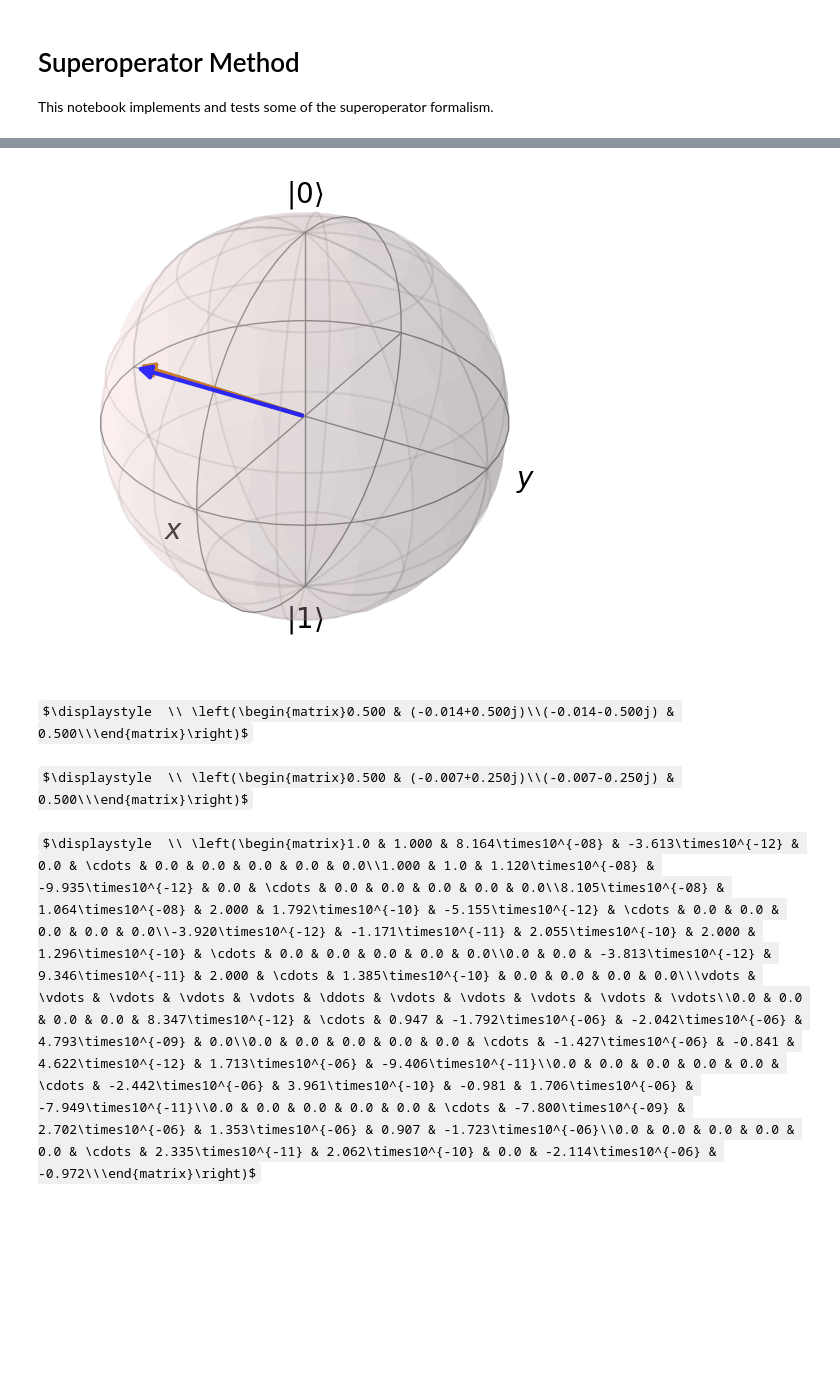
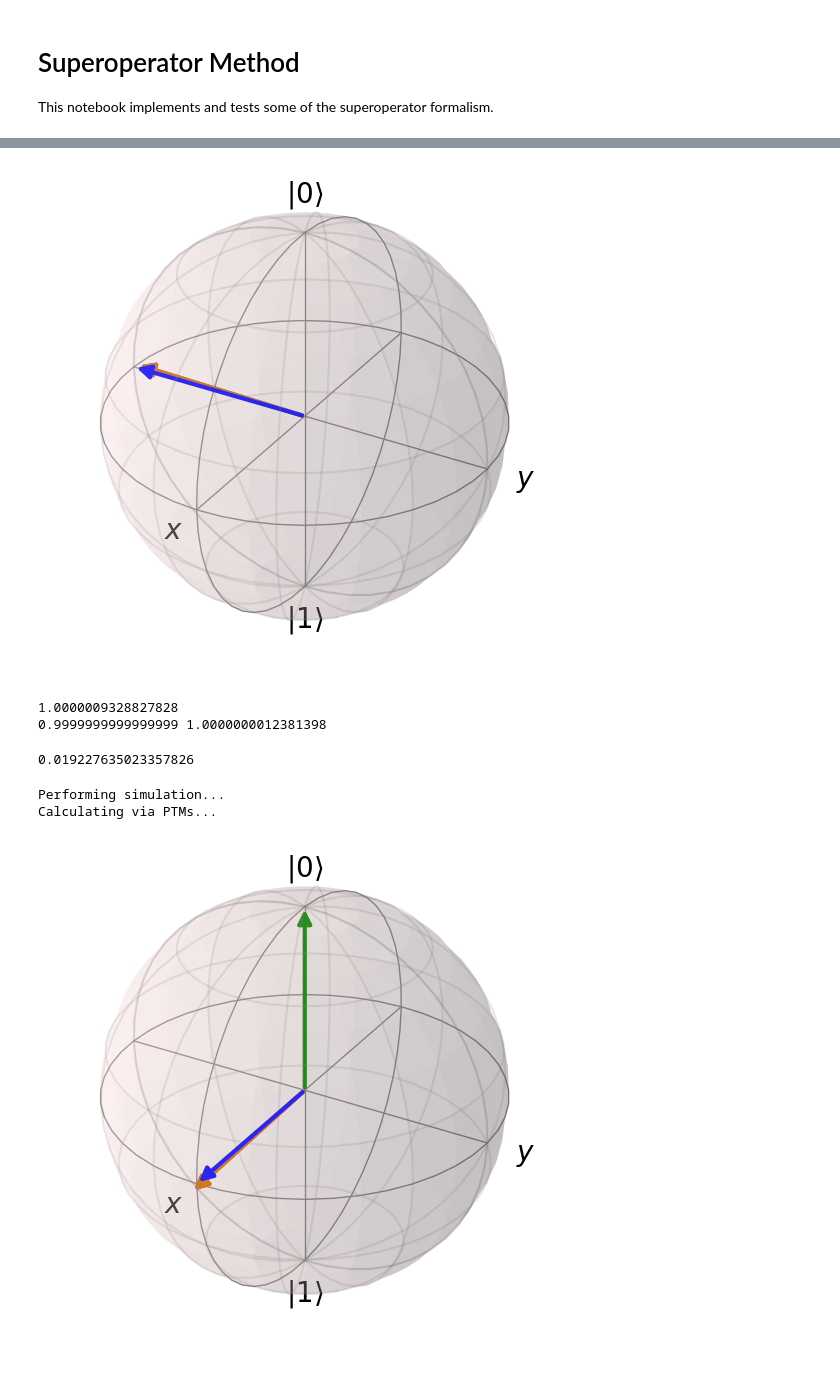
Before and after one commit to manavbabel/Transmon-Simulation, a Jupyter notebook: Superoperator Method.ipynb, the cells around one changed output, grey strips where cells are left out. Drawn from its saved outputs; the diff is of its cells as text; code cells hidden in the pictures; some formulas as TeX source; blank space fills up the shorter version.

```diff
--- a/Superoperator Method.ipynb
+++ b/Superoperator Method.ipynb
@@ -44,4 +25,0 @@ Max norm:
-# %%
-init = basis(8,0)
-r = PTM.apply_PTM(X90_PTM, init)
-plot_bloch(r)
@@ -64,32 +40,37 @@ res_PTM = PTM.apply_PTM(X90_PTM, tr.ψ0)
 res_PTM_ideal = PTM.apply_PTM(X90_PTM_ideal, tr.ψ0)
 # %%
 plot_bloch([res_sim[-1], res_PTM, res_PTM_ideal])
-fidelity(truncate(res_sim[-1]), truncate(res_PTM.unit()))
-disp(truncate(ket2dm(res_sim[-1])))
-disp(truncate(res_PTM.unit()))
-disp(X90_PTM)
+print(fidelity(res_sim[-1], res_PTM))
+print(res_sim[-1].norm(), res_PTM.norm())
 # %% [output]
 [figure]
-$\displaystyle  \\ \left(\begin{matrix}0.500 & (-0.014+0.500j)\\(-0.014-0.500j) & 0.500\\\end{matrix}\right)$
-$\displaystyle  \\ \left(\begin{matrix}0.500 & (-0.007+0.250j)\\(-0.007-0.250j) & 0.500\\\end{matrix}\right)$
-$\displaystyle  \\ \left(\begin{matrix}1.0 & 1.000 & 8.164\times10^{-08} & -3.613\times10^{-12} & 0.0 & \cdots & 0.0 & 0.0 & 0.0 & 0.0 & 0.0\\1.000 & 1.0 & 1.120\times10^{-08} & -9.935\times10^{-12} & 0.0 & \cdots & 0.0 & 0.0 & 0.0 & 0.0 & 0.0\\8.105\times10^{-08} & 1.064\times10^{-08} & 2.000 & 1.792\times10^{-10} & -5.155\times10^{-12} & \cdots & 0.0 & 0.0 & 0.0 & 0.0 & 0.0\\-3.920\times10^{-12} & -1.171\times10^{-11} & 2.055\times10^{-10} & 2.000 & 1.296\times10^{-10} & \cdots & 0.0 & 0.0 & 0.0 & 0.0 & 0.0\\0.0 & 0.0 & -3.813\times10^{-12} & 9.346\times10^{-11} & 2.000 & \cdots & 1.385\times10^{-10} & 0.0 & 0.0 & 0.0 & 0.0\\\vdots & \vdots & \vdots & \vdots & \vdots & \ddots & \vdots & \vdots & \vdots & \vdots & \vdots\\0.0 & 0.0 & 0.0 & 0.0 & 8.347\times10^{-12} & \cdots & 0.947 & -1.792\times10^{-06} & -2.042\times10^{-06} & 4.793\times10^{-09} & 0.0\\0.0 & 0.0 & 0.0 & 0.0 & 0.0 & \cdots & -1.427\times10^{-06} & -0.841 & 4.622\times10^{-12} & 1.713\times10^{-06} & -9.406\times10^{-11}\\0.0 & 0.0 & 0.0 & 0.0 & 0.0 & \cdots & -2.442\times10^{-06} & 3.961\times10^{-10} & -0.981 & 1.706\times10^{-06} & -7.949\times10^{-11}\\0.0 & 0.0 & 0.0 & 0.0 & 0.0 & \cdots & -7.800\times10^{-09} & 2.702\times10^{-06} & 1.353\times10^{-06} & 0.907 & -1.723\times10^{-06}\\0.0 & 0.0 & 0.0 & 0.0 & 0.0 & \cdots & 2.335\times10^{-11} & 2.062\times10^{-10} & 0.0 & -2.114\times10^{-06} & -0.972\\\end{matrix}\right)$
+1.0000009328827828
+0.9999999999999999 1.0000000012381398
+# %%
+average_gate_fidelity(X90_PTM, X90_PTM_ideal)
+# %% [output]
+0.019227635023357826
 # %%
 # check a single gate runs as expected
 
 gate = "Y90"
 g = U(gate_angles[gate])
 
 # via simulation
 print("Performing simulation...")
 res_sim, _ = simulate_circuit(tr, g, plot=False)
 
 # via ideal PTM
 print("Calculating via PTMs...")
 gate_PTM = PTM.ideal_PTM(gate)
 res_PTM1 = PTM.apply_PTM(gate_PTM, tr.ψ0)
 
 # via decomposition
 circ_PTM = PTM.circuit_PTM(gate, X90_PTM)
 res_PTMc = PTM.apply_PTM(circ_PTM, tr.ψ0)
 
-plot_bloch(truncate([tr.ψ0, res_sim, res_PTM1, res_PTMc]))
+plot_bloch([tr.ψ0, res_sim, res_PTM1, res_PTMc])
+# %% [output]
+Performing simulation...
+Calculating via PTMs...
+[figure, added]
```
Also changed, not shown: parts of 9 cells of this notebook, 5 other files.
